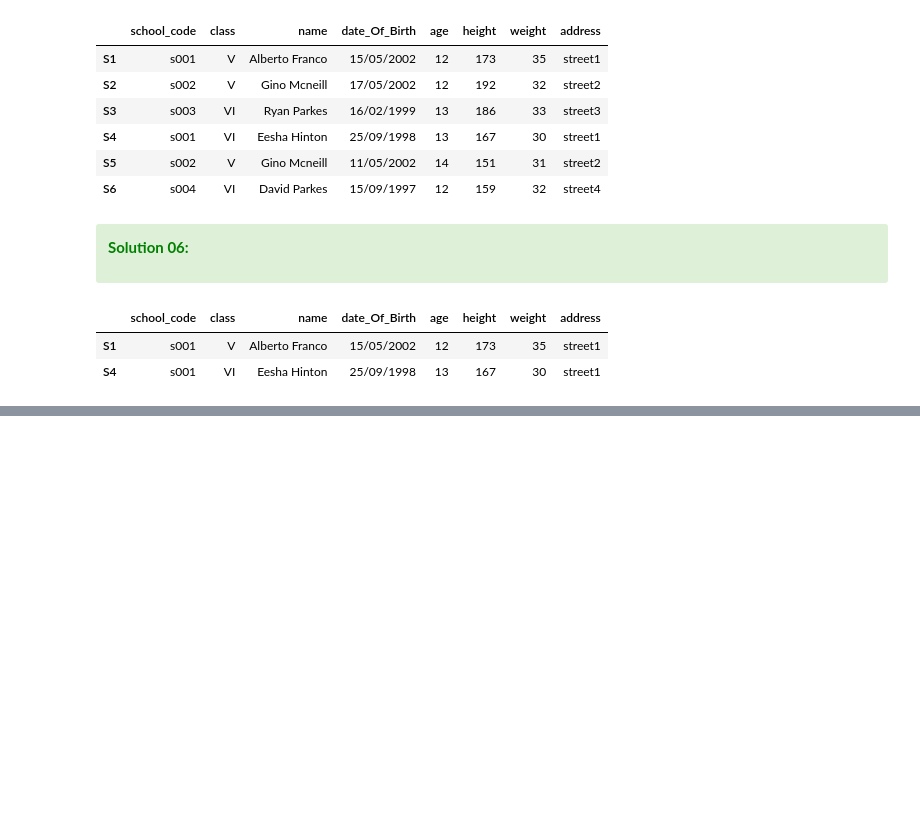
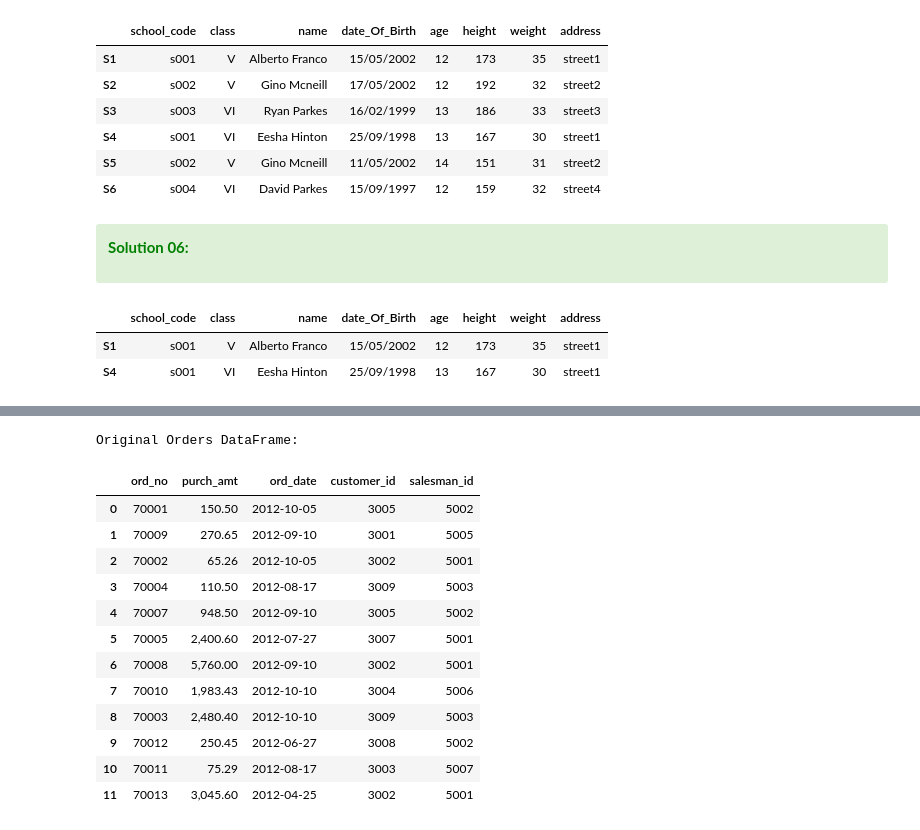
Before and after one commit to aziart/pandas-exercises, a Jupyter notebook: 12 - w3exercises/01 - Grouping and Aggregating 1/01 - Grouping and Aggregationg.ipynb, the cells around one changed output, grey strips where cells are left out. Saved outputs shown, nothing was run; the diff lists cells and outputs as text; code cells hidden in the pictures; blank space fills up the shorter version.

```diff
--- a/12 - w3exercises/01 - Grouping and Aggregating 1/01 - Grouping and Aggregationg.ipynb
+++ b/12 - w3exercises/01 - Grouping and Aggregating 1/01 - Grouping and Aggregationg.ipynb
@@ -215,0 +222,24 @@ gr.get_group(('s001',))
+# %%
+orders_data = pd.DataFrame({
+'ord_no':[70001,70009,70002,70004,70007,70005,70008,70010,70003,70012,70011,70013],
+'purch_amt':[150.5,270.65,65.26,110.5,948.5,2400.6,5760,1983.43,2480.4,250.45, 75.29,3045.6],
+'ord_date': ['2012-10-05','2012-09-10','2012-10-05','2012-08-17','2012-09-10','2012-07-27','2012-09-10','2012-10-10','2012-10-10','2012-06-27','2012-08-17','2012-04-25'],
+'customer_id':[3005,3001,3002,3009,3005,3007,3002,3004,3009,3008,3003,3002],
+'salesman_id': [5002,5005,5001,5003,5002,5001,5001,5006,5003,5002,5007,5001]})
+print("Original Orders DataFrame:")
+orders_data
+# %% [output]
+Original Orders DataFrame:
+|  | ord_no | purch_amt | ord_date | customer_id | salesman_id |
+| 0 | 70001 | 150.50 | 2012-10-05 | 3005 | 5002 |
+| 1 | 70009 | 270.65 | 2012-09-10 | 3001 | 5005 |
+| 2 | 70002 | 65.26 | 2012-10-05 | 3002 | 5001 |
+| 3 | 70004 | 110.50 | 2012-08-17 | 3009 | 5003 |
+| 4 | 70007 | 948.50 | 2012-09-10 | 3005 | 5002 |
+| 5 | 70005 | 2,400.60 | 2012-07-27 | 3007 | 5001 |
+| 6 | 70008 | 5,760.00 | 2012-09-10 | 3002 | 5001 |
+| 7 | 70010 | 1,983.43 | 2012-10-10 | 3004 | 5006 |
+| 8 | 70003 | 2,480.40 | 2012-10-10 | 3009 | 5003 |
+| 9 | 70012 | 250.45 | 2012-06-27 | 3008 | 5002 |
+| 10 | 70011 | 75.29 | 2012-08-17 | 3003 | 5007 |
+| 11 | 70013 | 3,045.60 | 2012-04-25 | 3002 | 5001 |
```
Also changed, not shown: parts of 8 cells of this notebook.
